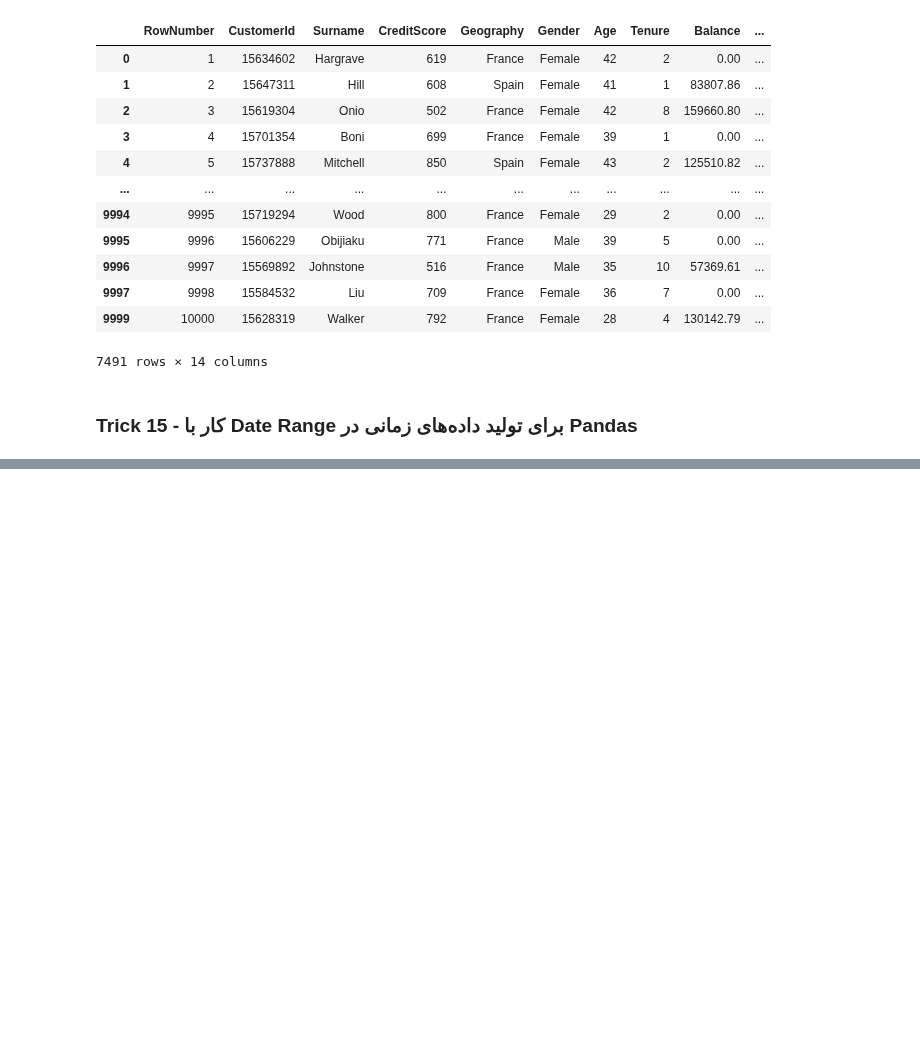
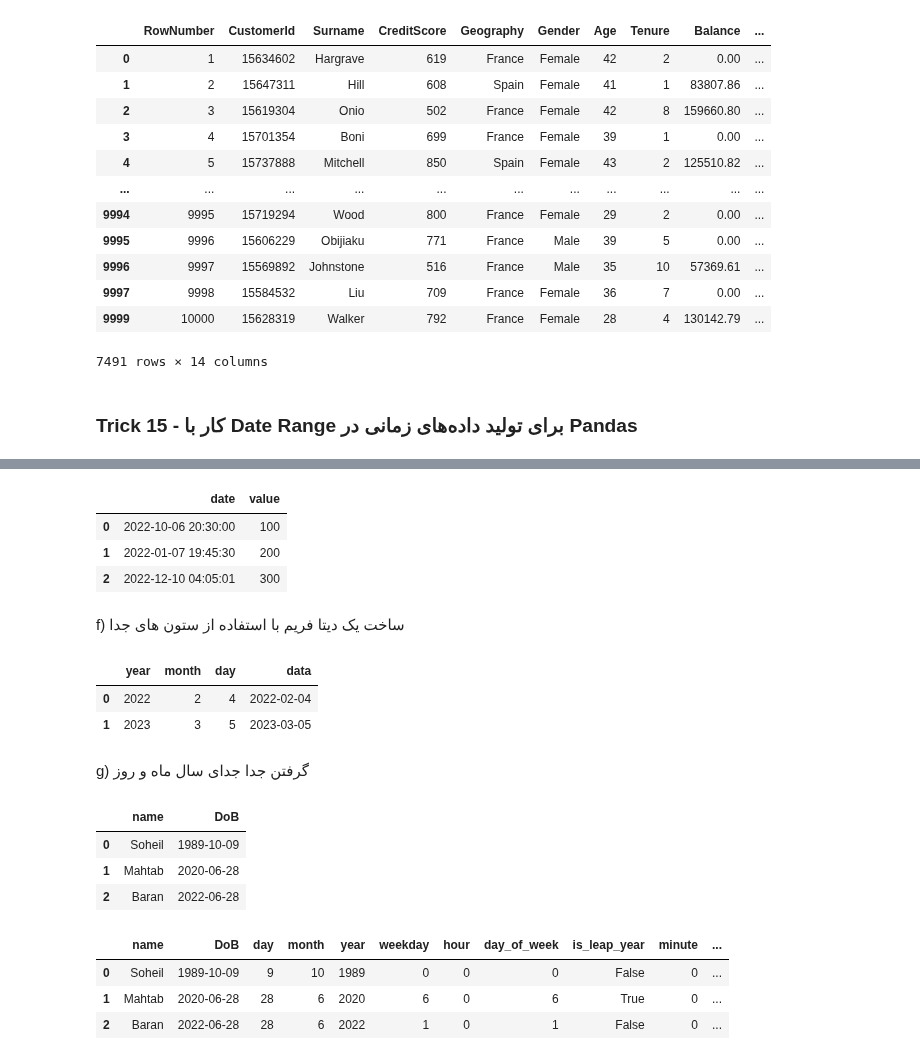
Before and after one commit to poorialari2017/ML_git001, a Jupyter notebook: MLproj002/Pooria/01 Preprocessing/Pandas/02 30Trick of Pandas.ipynb, the cells around one changed output, grey strips where cells are left out. Cells and saved outputs as stored; diff of their text form; code cells hidden in the pictures; blank space fills up the shorter version.

```diff
--- a/MLproj002/Pooria/01 Preprocessing/Pandas/02 30Trick of Pandas.ipynb
+++ b/MLproj002/Pooria/01 Preprocessing/Pandas/02 30Trick of Pandas.ipynb
@@ -1190,0 +1353,53 @@ dft14[~dft14.Geography.isin(['Germany'])]
+# %%
+dft16 = pd.DataFrame({'date': ['2022-6-10 20:30:0',
+                            '2022-7-1 19:45:30',
+                            '2022-10-12 4:5:1'],
+                      'value': [100, 200, 300]})
+dft16['date'] = pd.to_datetime(dft16['date'], format="%Y-%d-%m %H:%M:%S")
+dft16
+# %% [output]
+|  | date | value |
+| 0 | 2022-10-06 20:30:00 | 100 |
+| 1 | 2022-01-07 19:45:30 | 200 |
+| 2 | 2022-12-10 04:05:01 | 300 |
+# %% [markdown]
+f) ساخت یک دیتا فریم با استفاده از ستون های جدا
+# %%
+dft16 = pd.DataFrame({'year': [2022, 2023],
+                   'month': [2, 3],
+                   'day': [4, 5]})
+dft16['data'] = pd.to_datetime(dft16)
+dft16
+# %% [output]
+|  | year | month | day | data |
+| 0 | 2022 | 2 | 4 | 2022-02-04 |
+| 1 | 2023 | 3 | 5 | 2023-03-05 |
+# %% [markdown]
+g) گرفتن جدا جدای سال ماه و روز
+# %%
+dft16 = pd.DataFrame({'name': ['Soheil', 'Mahtab', 'Baran'],
+                      'DoB': ['10-09-1989', '06-28-2020', '06-28-2022']})
+
+dft16['DoB'] = pd.to_datetime(dft16['DoB'])
+dft16
+# %% [output]
+|  | name | DoB |
+| 0 | Soheil | 1989-10-09 |
+| 1 | Mahtab | 2020-06-28 |
+| 2 | Baran | 2022-06-28 |
+# %%
+dft16['day'] = dft16['DoB'].dt.day
+dft16['month'] = dft16['DoB'].dt.month
+dft16['year'] = dft16['DoB'].dt.year
+dft16['weekday'] = dft16['DoB'].dt.weekday
+dft16['day_of_week'] = dft16['DoB'].dt.dayofweek
+dft16['is_leap_year'] = dft16['DoB'].dt.is_leap_year
+dft16['hour'] = dft16['DoB'].dt.hour
+dft16['minute'] = dft16['DoB'].dt.minute
+dft16['second'] = dft16['DoB'].dt.second
+dft16
+# %% [output]
+|  | name | DoB | day | month | year | weekday | hour | day_of_week | is_leap_year | minute | ... |
+| 0 | Soheil | 1989-10-09 | 9 | 10 | 1989 | 0 | 0 | 0 | False | 0 | ... |
+| 1 | Mahtab | 2020-06-28 | 28 | 6 | 2020 | 6 | 0 | 6 | True | 0 | ... |
+| 2 | Baran | 2022-06-28 | 28 | 6 | 2022 | 1 | 0 | 1 | False | 0 | ... |
```
Also changed, not shown: parts of 48 cells of this notebook.
